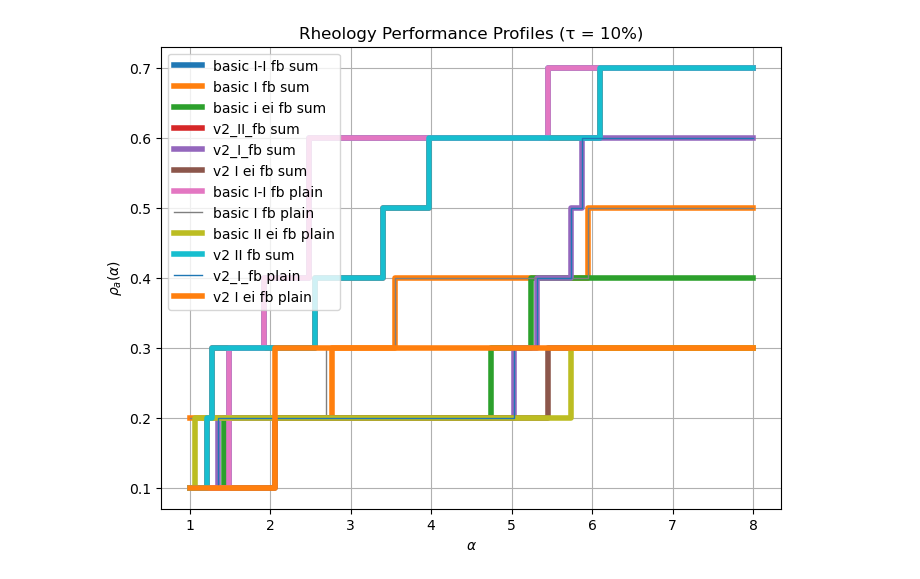
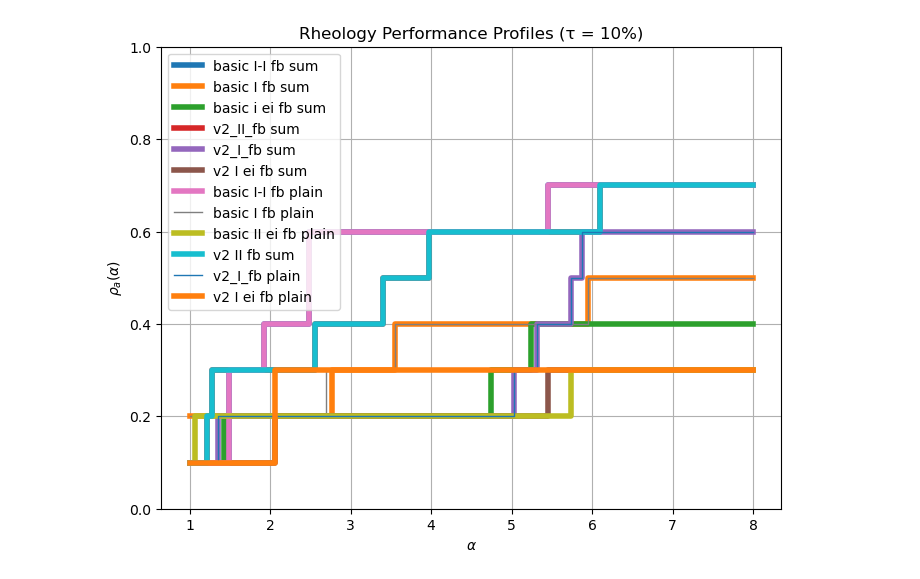
Before and after one commit to Drerrech/462_MBD, a Jupyter notebook: project/rheology.ipynb, the cells around one changed output. Drawn from its saved outputs; the diff is of its cells as text; code cells hidden in the pictures.

```diff
--- a/project/rheology.ipynb
+++ b/project/rheology.ipynb
@@ -102,31 +102,32 @@ plt.plot(rhe_v2_I_ei_fb_perf_sum, drawstyle='steps-post', label="v2 I ei fb sum"
 
 # Random V2 (SUM)
 #plt.plot(rhe_v2_random_fb_perf_sum, drawstyle='steps-post', label="v2 random fb sum", linewidth=lw)#radom
 #plt.plot(rhe_v2_random_q_perf_sum, drawstyle='steps-post', label="v2_random_q sum", linewidth=lw)
 
 
 
 # Basic profiles (PLAIN)
 plt.plot(rhe_basic_II_fb_perf_plain, drawstyle='steps-post', label="basic I-I fb plain", linewidth=lw)
 plt.plot(rhe_basic_I_fb_perf_plain, drawstyle='steps-post', label="basic I fb plain", linewidth=1)
 plt.plot(rhe_basic_I_ei_fb_perf_plain, drawstyle='steps-post', label="basic II ei fb plain", linewidth=lw)
 
 # V2 profiles (PLAIN)
 plt.plot(rhe_v2_II_fb_perf_plain, drawstyle='steps-post', label="v2 II fb sum", linewidth= lw)#plain
 plt.plot(rhe_v2_I_fb_perf_plain, drawstyle='steps-post', label="v2_I_fb plain", linewidth=1)
 plt.plot(rhe_v2_I_ei_fb_perf_plain, drawstyle='steps-post', label="v2 I ei fb plain", linewidth=lw)
 
 # Random V2 (PLAIN)
 #plt.plot(rhe_v2_random_fb_perf_plain, drawstyle='steps-post', label="basic random fb plain", linewidth=lw)
 #plt.plot(rhe_v2_random_q_perf_plain, drawstyle='steps-post', label="v2_random_q plain", linewidth=lw)
 
 
 
 plt.legend()
 plt.xlabel(r'$\alpha$')
 plt.ylabel(r'$\rho_a(\alpha)$')
+plt.ylim(0, 1)
 plt.title('Rheology Performance Profiles (τ = 10%)')
 plt.grid(True)
 plt.show()
 # %% [output]
-[figure, old version]
+[figure, new version]
```
Also changed, not shown: 3 other files.
